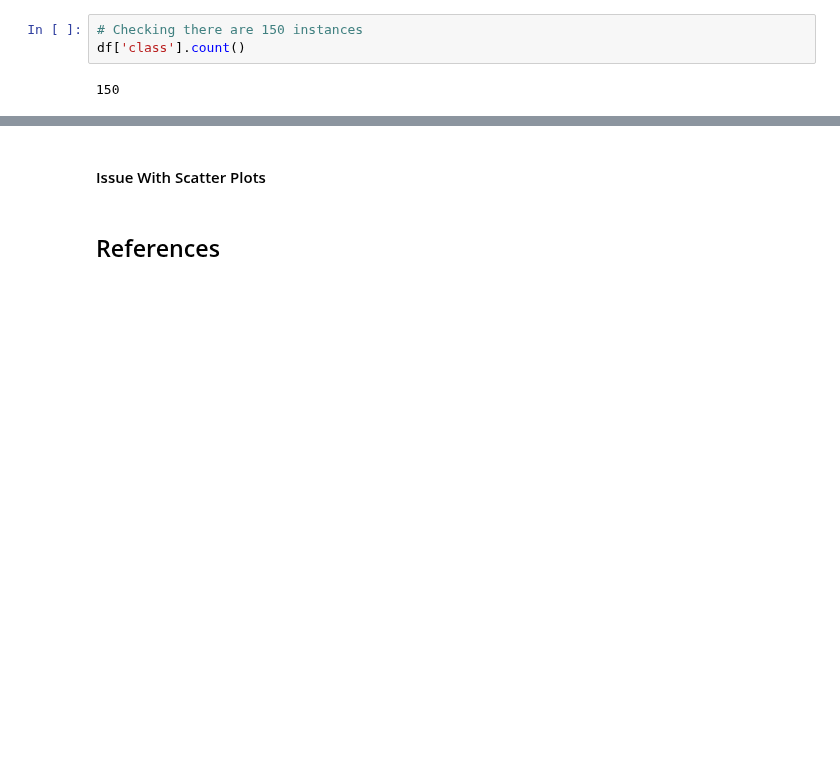
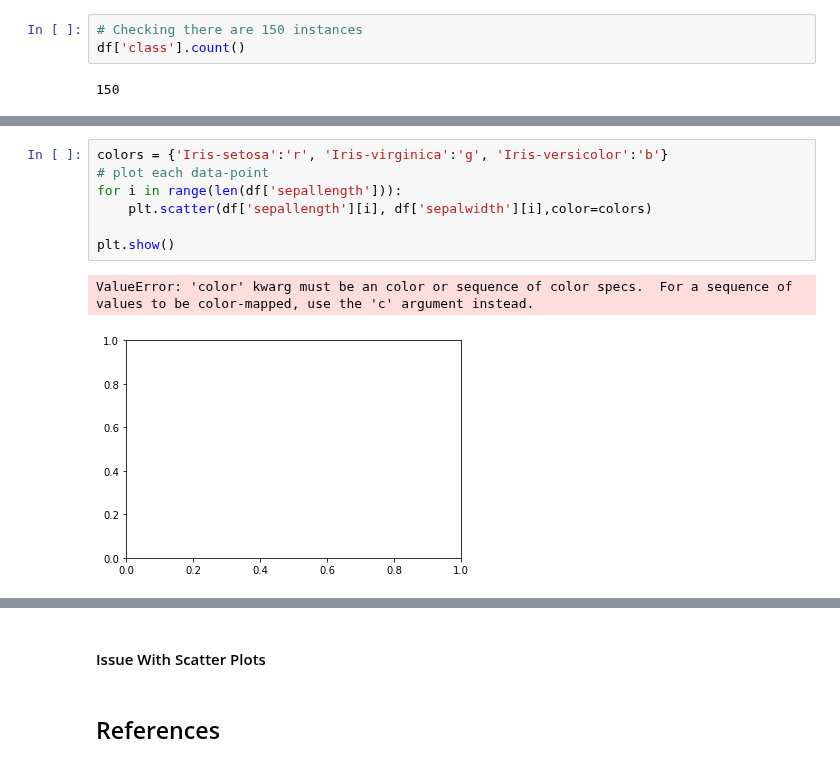
Before and after one commit to kmcd14/FofData-assessment, a Jupyter notebook: pyplot.ipynb, the cells around one changed output, grey strips where cells are left out. Cells and saved outputs as stored; diff of their text form; blank space fills up the shorter version.

```diff
--- a/pyplot.ipynb
+++ b/pyplot.ipynb
@@ -102,0 +115,10 @@ df['class'].count()
+# %%
+colors = {'Iris-setosa':'r', 'Iris-virginica':'g', 'Iris-versicolor':'b'}
+# plot each data-point
+for i in range(len(df['sepallength'])):
+    plt.scatter(df['sepallength'][i], df['sepalwidth'][i],color=colors)
+
+plt.show()
+# %% [output]
+ValueError: 'color' kwarg must be an color or sequence of color specs.  For a sequence of values to be color-mapped, use the 'c' argument instead.
+[figure, added]
```
Also changed, not shown: parts of 3 cells of this notebook.
